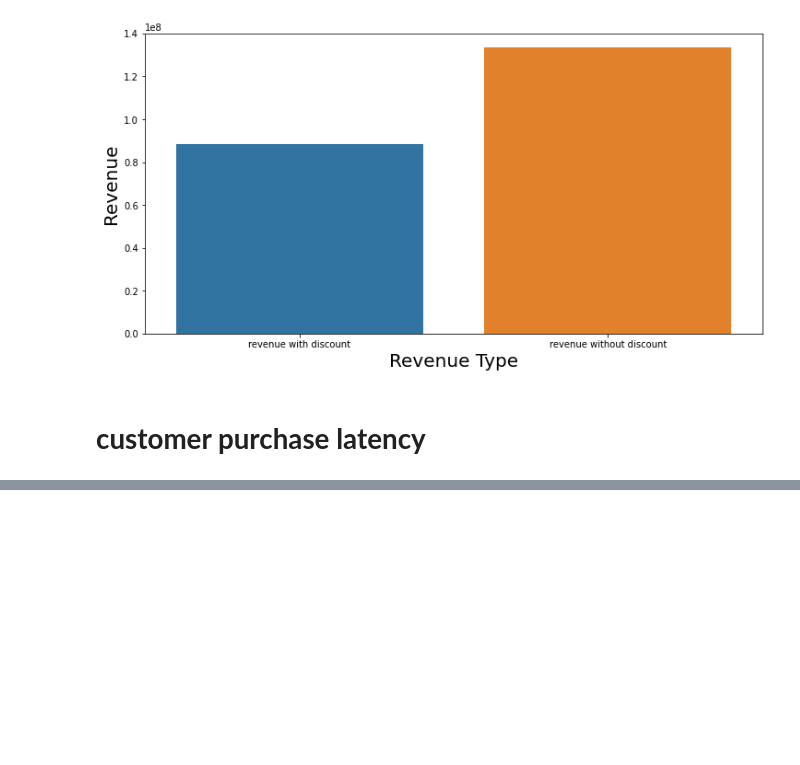
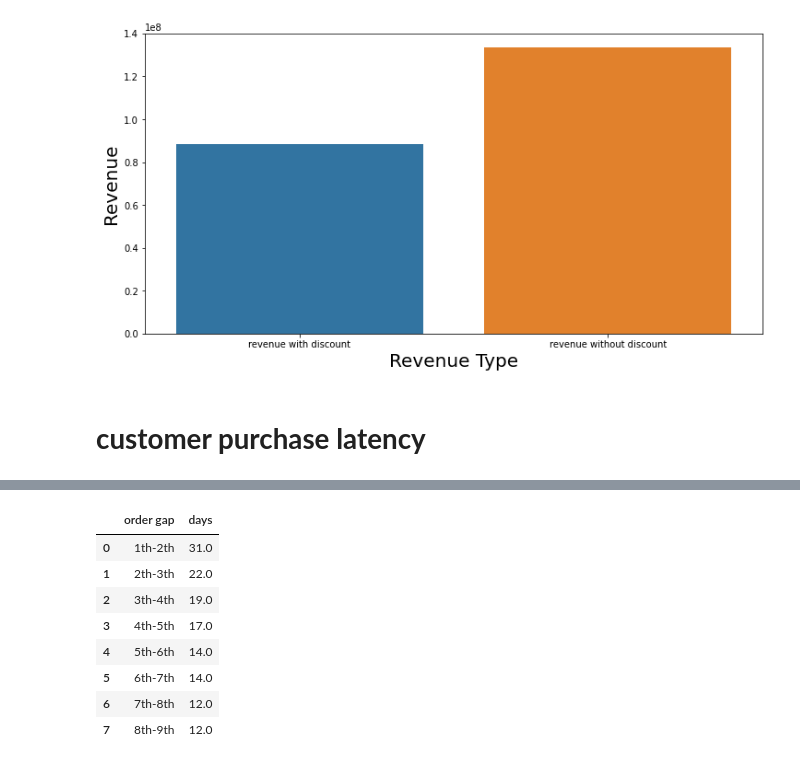
Before and after one commit to sayeh31/food-data-analisis, a Jupyter notebook: dataanalyst.ipynb, the cells around one changed output, grey strips where cells are left out. Saved outputs shown, nothing was run; the diff lists cells and outputs as text; code cells hidden in the pictures; blank space fills up the shorter version.

```diff
--- a/dataanalyst.ipynb
+++ b/dataanalyst.ipynb
@@ -340,8 +355,18 @@ latency_tabel_mean=round(latency_tabel.iloc[:,19:28].mean()).reset_index()
 # %%
-order_gap=["1th-2th","2th-3th","3th-4th","4th-5th","5th-6th","6th-7th","7th-8th","8th-9th","9th-10"]
+order_gap=["1th-2th","2th-3th","3th-4th","4th-5th","5th-6th","6th-7th","7th-8th","8th-9th"]
 latency_tabel_mean["order gap"]=order_gap
 latency_tabel_mean["days"]=latency_tabel_mean[0]
 latency_tabel_mean.drop(columns=["index",0] )
+# %% [output]
+|  | order gap | days |
+| 0 | 1th-2th | 31.0 |
+| 1 | 2th-3th | 22.0 |
+| 2 | 3th-4th | 19.0 |
+| 3 | 4th-5th | 17.0 |
+| 4 | 5th-6th | 14.0 |
+| 5 | 6th-7th | 14.0 |
+| 6 | 7th-8th | 12.0 |
+| 7 | 8th-9th | 12.0 |
 # %%
 plt.figure(figsize=(12,6))
 p=sns.barplot(x=latency_tabel_mean["order gap"].values,y=latency_tabel_mean["days"].values)
```
Also changed, not shown: parts of 8 cells of this notebook.
